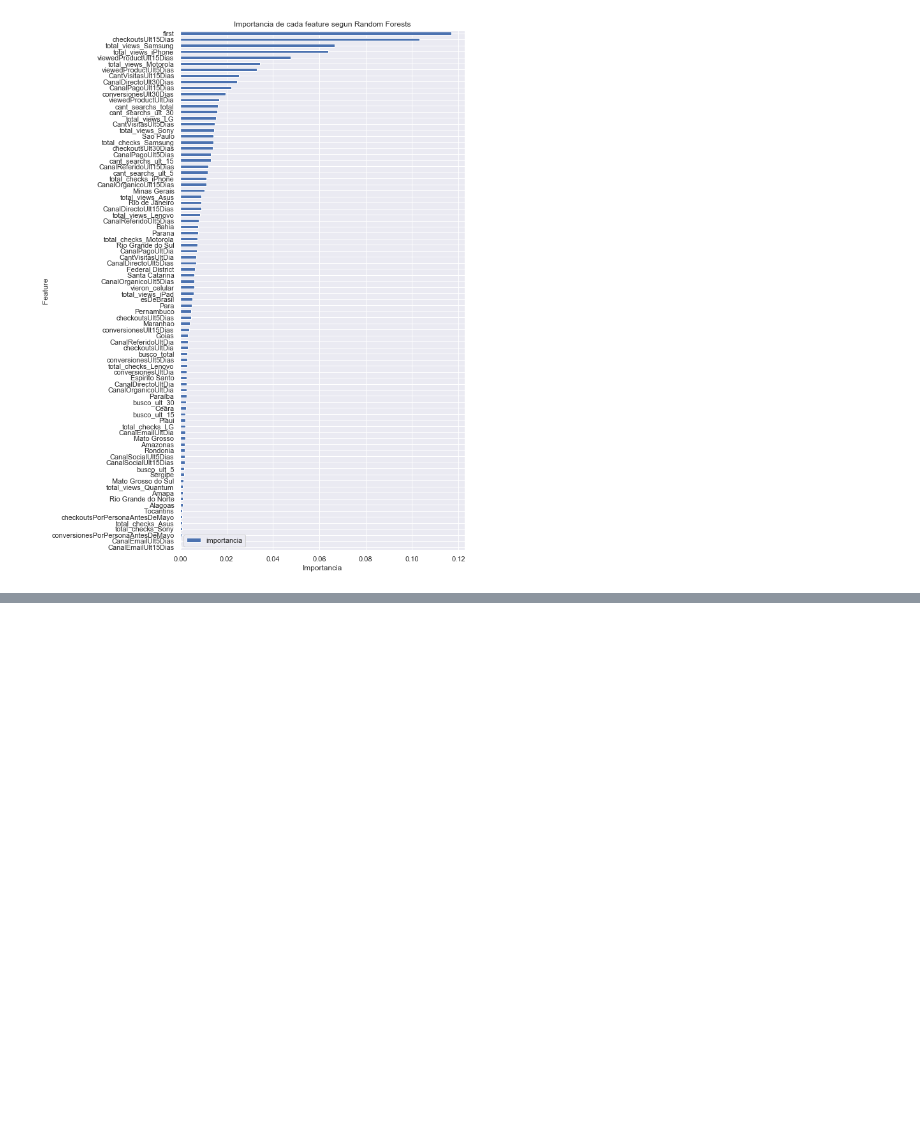
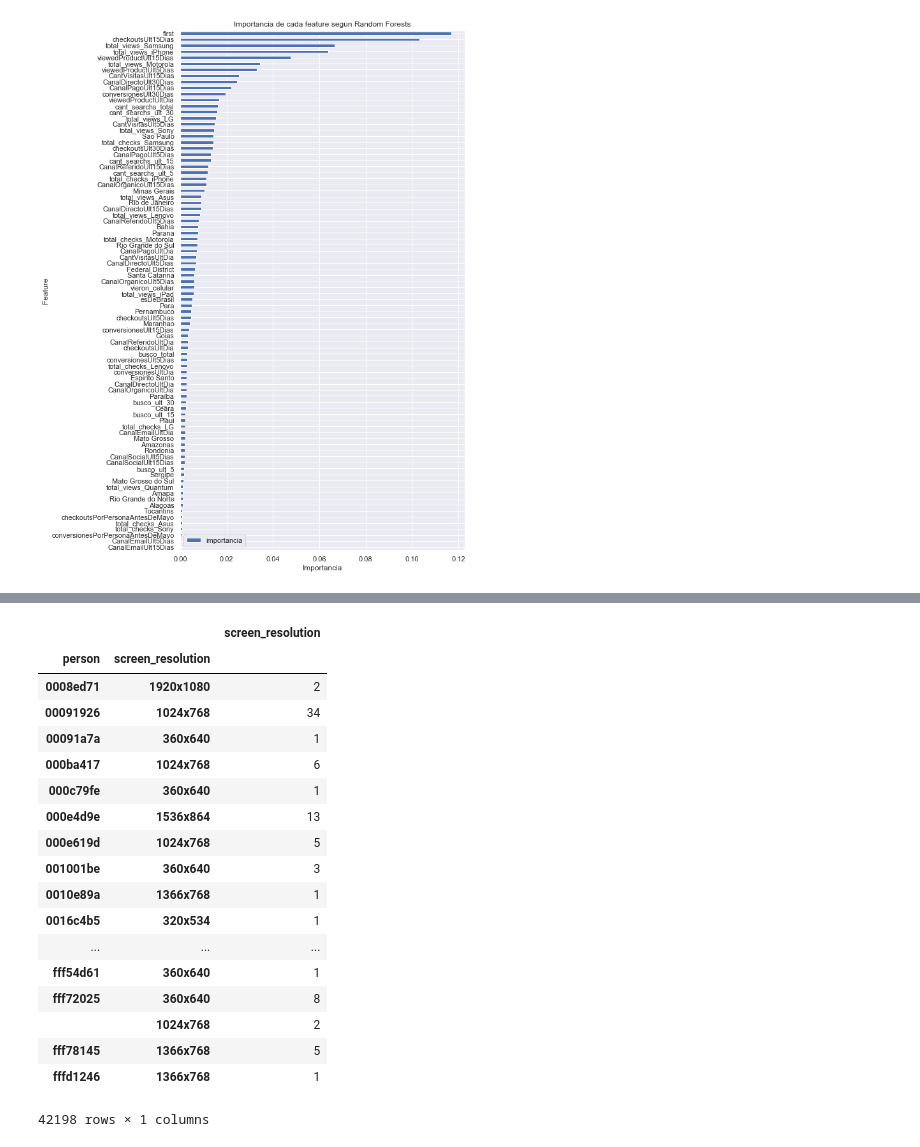
Before and after one commit to facuub/TP2, a Jupyter notebook: Predecir Compras Nuevo feature.ipynb, the cells around one changed output, grey strips where cells are left out. Cells and saved outputs as stored; diff of their text form; code cells hidden in the pictures; blank space fills up the shorter version.

```diff
--- a/Predecir Compras Nuevo feature.ipynb
+++ b/Predecir Compras Nuevo feature.ipynb
@@ -582,0 +723,26 @@ ax.set(xlabel="Importancia", ylabel="Feature")
+# %%
+dispositivo = df.groupby('person')['screen_resolution'].value_counts().to_frame()
+#dispositivo.columns = ['cant']
+#dispositivo = dispositivo.reset_index()
+#dispositivo = dispositivo.pivot(columns='screen_resolution', index='person', values='cant').fillna(0).rename_axis(None, axis=1)
+dispositivo
+# %% [output]
+|  |  | screen_resolution |
+| person | screen_resolution |  |
+| 0008ed71 | 1920x1080 | 2 |
+| 00091926 | 1024x768 | 34 |
+| 00091a7a | 360x640 | 1 |
+| 000ba417 | 1024x768 | 6 |
+| 000c79fe | 360x640 | 1 |
+| 000e4d9e | 1536x864 | 13 |
+| 000e619d | 1024x768 | 5 |
+| 001001be | 360x640 | 3 |
+| 0010e89a | 1366x768 | 1 |
+| 0016c4b5 | 320x534 | 1 |
+| ... | ... | ... |
+| fff54d61 | 360x640 | 1 |
+| fff72025 | 360x640 | 8 |
+|  | 1024x768 | 2 |
+| fff78145 | 1366x768 | 5 |
+| fffd1246 | 1366x768 | 1 |
+42198 rows × 1 columns
```
Also changed, not shown: parts of 10 cells of this notebook, 1 other file.
